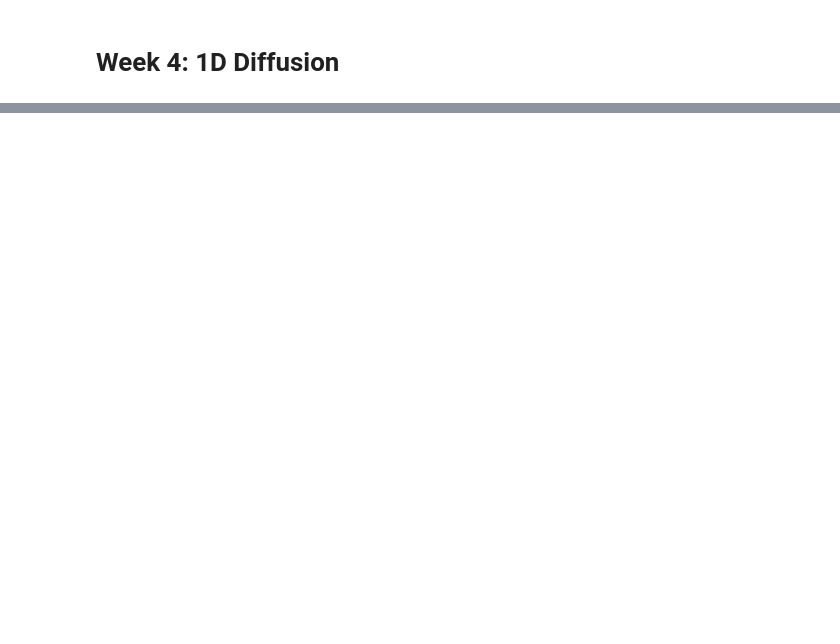
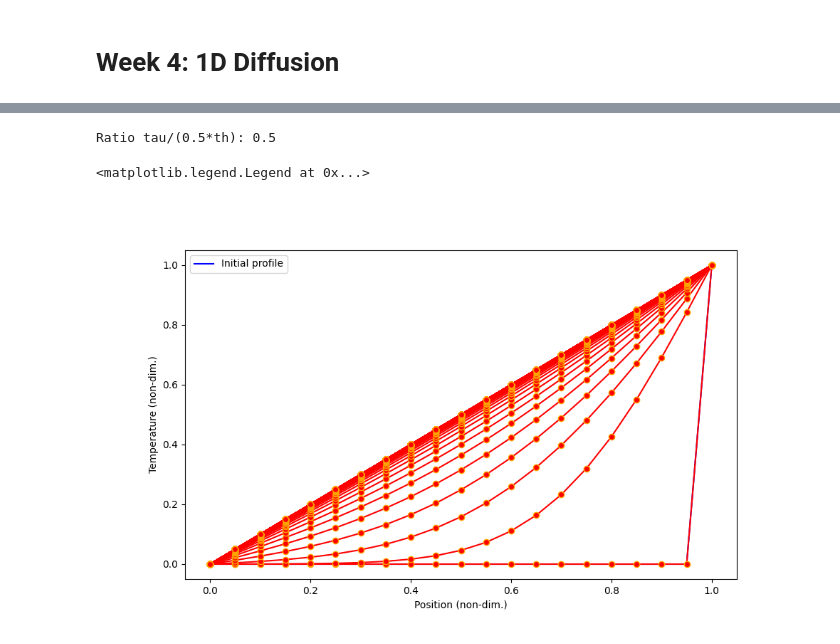
Before and after one commit to shigneedmeds/ComputationalPhysicsPython, a Jupyter notebook: diffusion_ftcs.ipynb, the cells around one changed output, grey strips where cells are left out. Saved outputs shown, nothing was run; the diff lists cells and outputs as text; code cells hidden in the pictures; blank space fills up the shorter version.

```diff
--- a/diffusion_ftcs.ipynb
+++ b/diffusion_ftcs.ipynb
@@ -136,0 +261,56 @@ plt.show()
+# %%
+plt.clf()
+# Number of time steps
+numSteps = 10000
+
+f = 0.25
+
+# Time step and spatial step
+h = 0.05
+
+x, temp0, temp_an_array, temp_numeric, time, _ = diffusion_ftcs_new(f, h, numSteps)
+
+#-------------------------------------------------------------------------------
+# Plot the results as an animation
+
+%matplotlib widget
+# This enables interactive mode; uncomment and run the following line to go back to static:
+# %matplotlib inline
+
+# Set up figure
+fig, ax = plt.subplots(figsize=(10, 6))
+ax.set_xlabel('t')
+ax.set_ylabel('x')
+
+# Plot initial profile
+ax.plot(x, temp0, '-', color='b', linewidth=1.5, label='Initial profile')
+
+# Plot analytic solution
+#plt.plot(x, temp_an_array[-1, :], 'k-', linewidth=1.5, label='Analytic solution')
+
+# Plot the numerical solutions interactively
+artists = []
+
+for i in range(numSteps+1):
+    if i % 50 != 0:
+        continue
+
+    label = 'Final numerical solution' if i == numSteps - 1 else None
+
+    plot, = ax.plot(x, temp_numeric[i, :], 'ro-', markeredgecolor='orange', label=label)
+
+    #ax.set_ylim([-100, 100])
+
+    title = ax.text(0.4, 54, f'Time: {i:.2g} ({i}/20 steps)')
+
+    artists.append([plot, title])
+
+ani = animation.ArtistAnimation(fig=fig, artists=artists, interval=50, repeat=False)
+
+ax.set_xlabel('Position (non-dim.)')
+ax.set_ylabel('Temperature (non-dim.)')
+ax.legend()
+# %% [output]
+Ratio tau/(0.5*th): 0.5
+<matplotlib.legend.Legend at 0x...>
+[figure, added]
```
Also changed, not shown: parts of 6 cells of this notebook.
